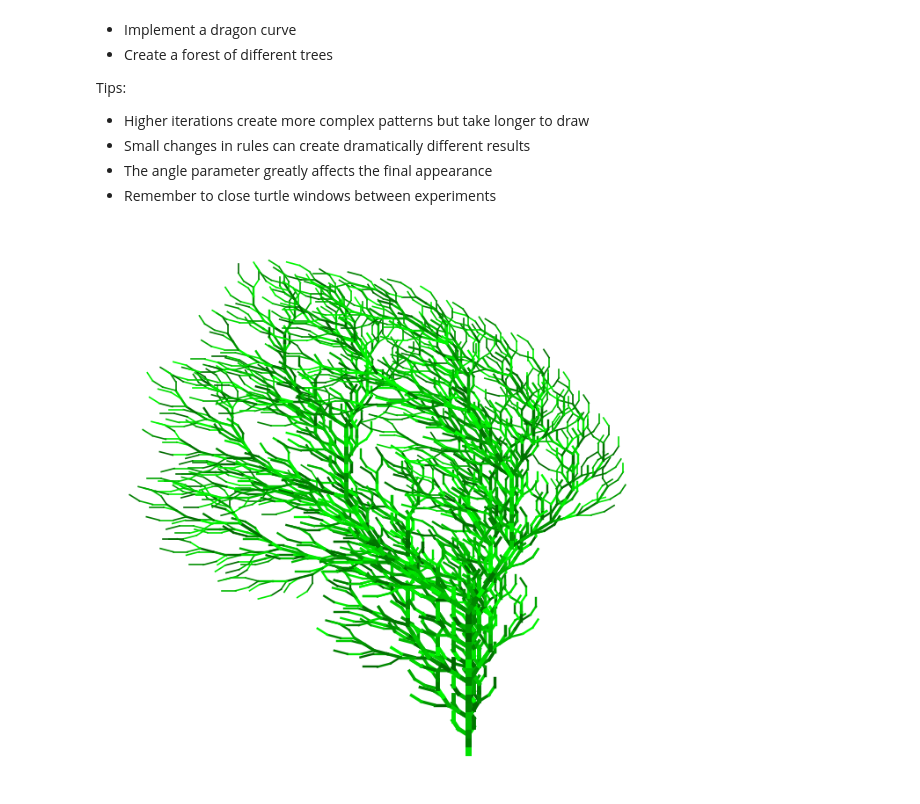
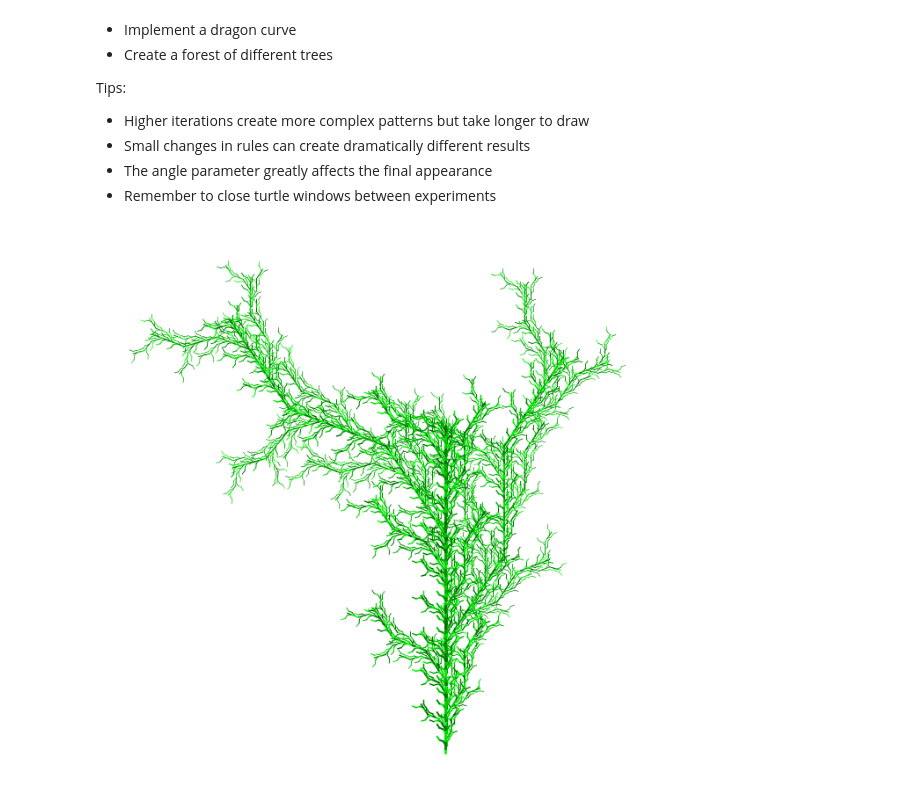
Before and after one commit to AfterALLo/Lab-3, a Jupyter notebook: l-systems.ipynb, the cells around one changed output. Saved outputs shown, nothing was run; the diff lists cells and outputs as text; code cells hidden in the pictures.

```diff
--- a/l-systems.ipynb
+++ b/l-systems.ipynb
@@ -165,13 +165,23 @@ Tips:
 - The angle parameter greatly affects the final appearance
 - Remember to close turtle windows between experiments
 # %%
+import random
+
 def generate_lsystem(axiom, rules, iterations):
+
+    # If user inputs "random", choose a number between 3 and 7 and use for iterations
+    if iterations == "random":
+        iterations = random.randint(3, 7)
+        print(f"Randomly selected iterations: {iterations}")
+
     current = axiom
+
     for _ in range(iterations):
         next_string = ""
         for char in current:
             next_string += rules.get(char, char)
         current = next_string
+
     return current
 # %%
 def draw_lsystem_matplotlib(instructions, angle, step, base_thickness, color_mode="green"):
@@ -231,6 +241,4 @@ tree_rules = {
 }
 # %%
-flower_axiom = "F--F--F"
-flower_rules = {
-    "F": "F+F--F+F"
-}
+light_axiom = "F"
+light_rules = {"F": "F[+F-F+F]F[-F-F+F]F"}
@@ -242,5 +245,5 @@ koch_rules = {
 # %%
-instructions = generate_lsystem(tree_axiom, tree_rules, 4)
-draw_lsystem_matplotlib(instructions, angle=22.5, step=5, base_thickness=5, color_mode="green")
+instructions = generate_lsystem(light_axiom, light_rules, 4)
+draw_lsystem_matplotlib(instructions, angle=35, step=3, base_thickness=2, color_mode="green")
 # %% [output]
-[figure, old version]
+[figure, new version]
```
Also changed, not shown: parts of 6 cells of this notebook.
